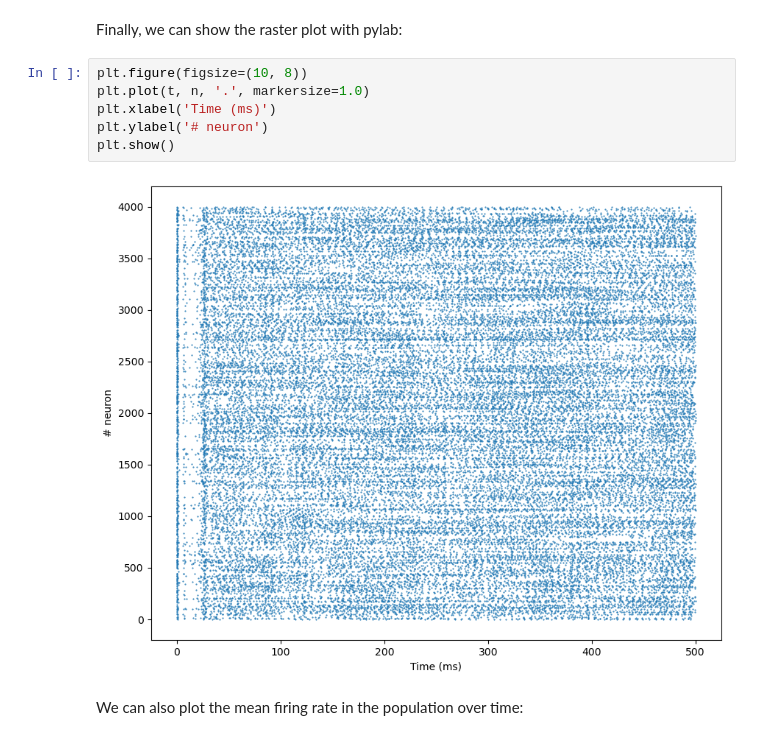
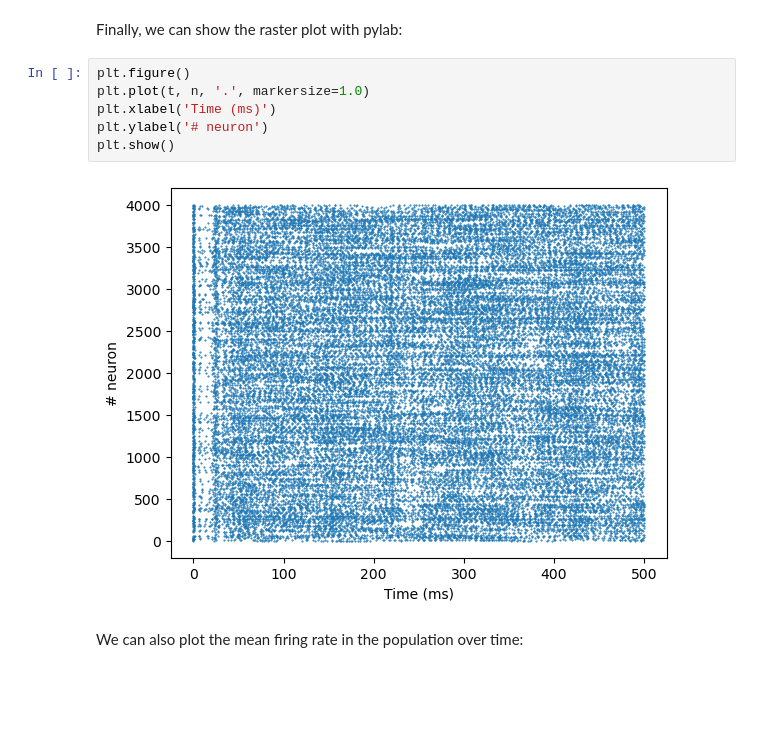
Before and after one commit to ANNarchy/CNS2023, a Jupyter notebook: src/notebooks/COBA.ipynb, the cells around one changed output. Saved outputs shown, nothing was run; the diff lists cells and outputs as text; blank space fills up the shorter version.

```diff
--- a/src/notebooks/COBA.ipynb
+++ b/src/notebooks/COBA.ipynb
@@ -147,13 +147,13 @@ Mean firing rate in the population: 10.02025Hz
 # %% [markdown]
 Finally, we can show the raster plot with pylab:
 # %%
-plt.figure(figsize=(10, 8))
+plt.figure()
 plt.plot(t, n, '.', markersize=1.0)
 plt.xlabel('Time (ms)')
 plt.ylabel('# neuron')
 plt.show()
 # %% [output]
-[figure, old version]
+[figure, new version]
 # %% [markdown]
 We can also plot the mean firing rate in the population over time:
 # %%
```
Also changed, not shown: parts of 3 cells of this notebook, 39 other files.
